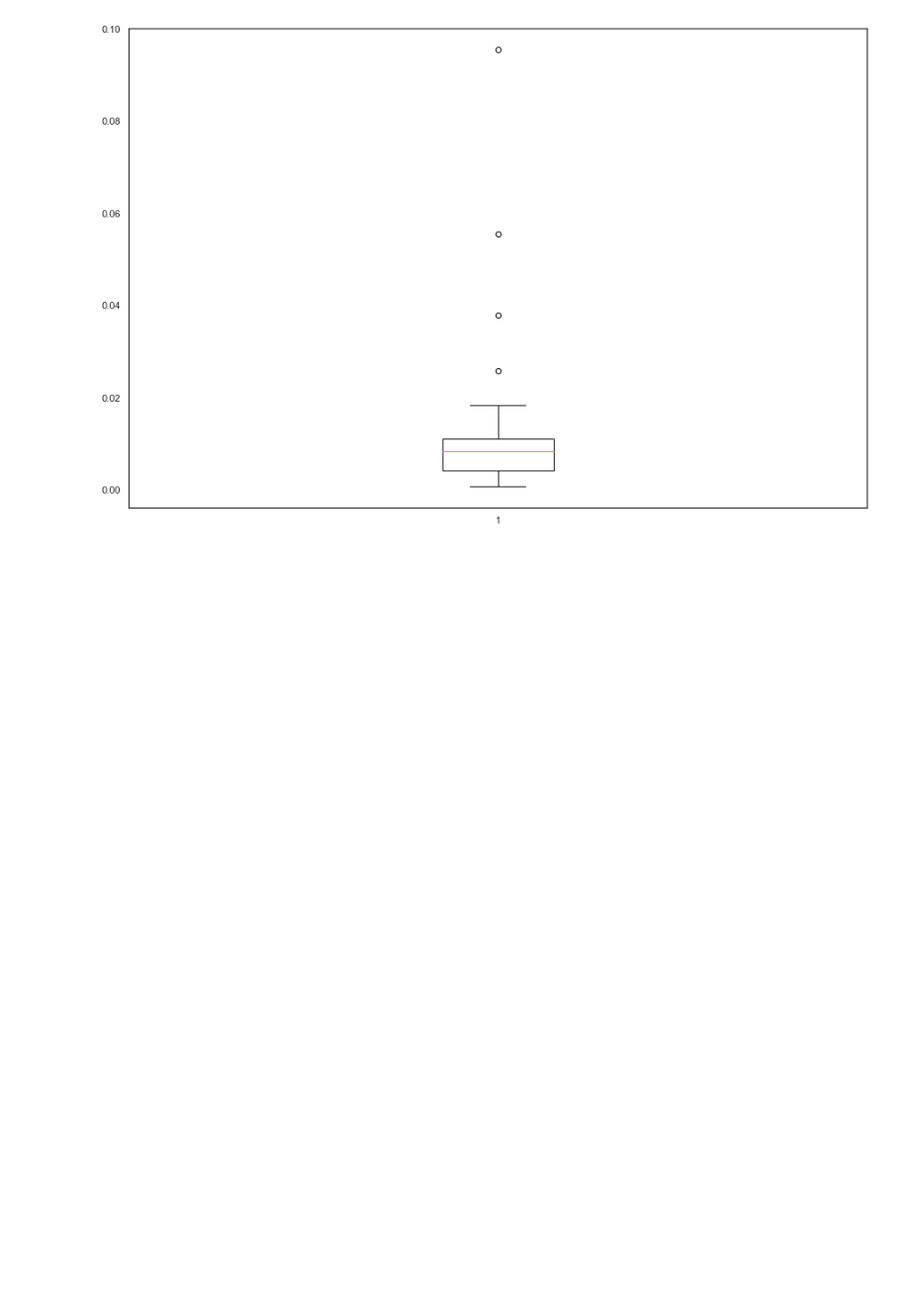
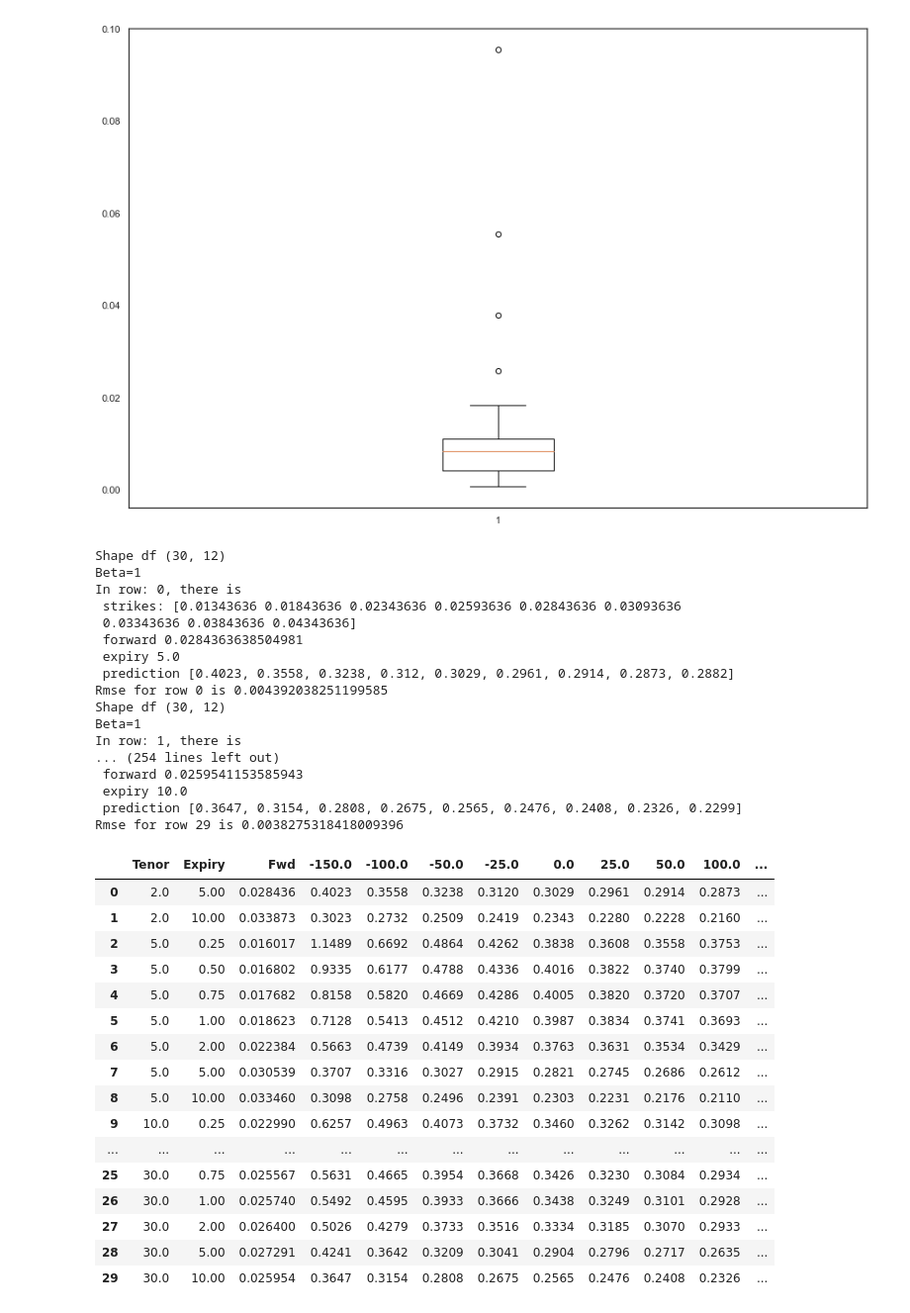
Before and after one commit to LuK2019/OW-, a Jupyter notebook: src/analysis.ipynb, the cells around one changed output. Shown at 99% size. Saved outputs shown, nothing was run; the diff lists cells and outputs as text; code cells hidden in the pictures; blank space fills up the shorter version.

```diff
--- a/src/analysis.ipynb
+++ b/src/analysis.ipynb
@@ -272,3 +281,44 @@ plt.boxplot(rmse)
  'fliers': [<matplotlib.lines.Line2D at 0x...>],
  'means': []}
 [figure]
+# %%
+df_results = df.copy()
+for row in range(df.shape[0]):
+    df_results.iloc[row, 3:] = get_prediction_for_row(SABR.predict, row, optimal_parameters, strike_matrix, vola_matrix, df, beta=this_beta)[0]
+
+df_results
+# %% [output]
+Shape df (30, 12)
+Beta=1
+In row: 0, there is
+ strikes: [0.01343636 0.01843636 0.02343636 0.02593636 0.02843636 0.03093636
+ 0.03343636 0.03843636 0.04343636]
+ forward 0.0284363638504981
+ expiry 5.0
+ prediction [0.4023, 0.3558, 0.3238, 0.312, 0.3029, 0.2961, 0.2914, 0.2873, 0.2882]
+Rmse for row 0 is 0.004392038251199585
+Shape df (30, 12)
+Beta=1
+In row: 1, there is
+... (254 lines left out)
+ forward 0.0259541153585943
+ expiry 10.0
+ prediction [0.3647, 0.3154, 0.2808, 0.2675, 0.2565, 0.2476, 0.2408, 0.2326, 0.2299]
+Rmse for row 29 is 0.0038275318418009396
+|  | Tenor | Expiry | Fwd | -150.0 | -100.0 | -50.0 | -25.0 | 0.0 | 25.0 | 50.0 | 100.0 | ... |
+| 0 | 2.0 | 5.00 | 0.028436 | 0.4023 | 0.3558 | 0.3238 | 0.3120 | 0.3029 | 0.2961 | 0.2914 | 0.2873 | ... |
+| 1 | 2.0 | 10.00 | 0.033873 | 0.3023 | 0.2732 | 0.2509 | 0.2419 | 0.2343 | 0.2280 | 0.2228 | 0.2160 | ... |
+| 2 | 5.0 | 0.25 | 0.016017 | 1.1489 | 0.6692 | 0.4864 | 0.4262 | 0.3838 | 0.3608 | 0.3558 | 0.3753 | ... |
+| 3 | 5.0 | 0.50 | 0.016802 | 0.9335 | 0.6177 | 0.4788 | 0.4336 | 0.4016 | 0.3822 | 0.3740 | 0.3799 | ... |
+| 4 | 5.0 | 0.75 | 0.017682 | 0.8158 | 0.5820 | 0.4669 | 0.4286 | 0.4005 | 0.3820 | 0.3720 | 0.3707 | ... |
+| 5 | 5.0 | 1.00 | 0.018623 | 0.7128 | 0.5413 | 0.4512 | 0.4210 | 0.3987 | 0.3834 | 0.3741 | 0.3693 | ... |
+| 6 | 5.0 | 2.00 | 0.022384 | 0.5663 | 0.4739 | 0.4149 | 0.3934 | 0.3763 | 0.3631 | 0.3534 | 0.3429 | ... |
+| 7 | 5.0 | 5.00 | 0.030539 | 0.3707 | 0.3316 | 0.3027 | 0.2915 | 0.2821 | 0.2745 | 0.2686 | 0.2612 | ... |
+| 8 | 5.0 | 10.00 | 0.033460 | 0.3098 | 0.2758 | 0.2496 | 0.2391 | 0.2303 | 0.2231 | 0.2176 | 0.2110 | ... |
+| 9 | 10.0 | 0.25 | 0.022990 | 0.6257 | 0.4963 | 0.4073 | 0.3732 | 0.3460 | 0.3262 | 0.3142 | 0.3098 | ... |
+| ... | ... | ... | ... | ... | ... | ... | ... | ... | ... | ... | ... | ... |
+| 25 | 30.0 | 0.75 | 0.025567 | 0.5631 | 0.4665 | 0.3954 | 0.3668 | 0.3426 | 0.3230 | 0.3084 | 0.2934 | ... |
+| 26 | 30.0 | 1.00 | 0.025740 | 0.5492 | 0.4595 | 0.3933 | 0.3666 | 0.3438 | 0.3249 | 0.3101 | 0.2928 | ... |
+| 27 | 30.0 | 2.00 | 0.026400 | 0.5026 | 0.4279 | 0.3733 | 0.3516 | 0.3334 | 0.3185 | 0.3070 | 0.2933 | ... |
+| 28 | 30.0 | 5.00 | 0.027291 | 0.4241 | 0.3642 | 0.3209 | 0.3041 | 0.2904 | 0.2796 | 0.2717 | 0.2635 | ... |
+| 29 | 30.0 | 10.00 | 0.025954 | 0.3647 | 0.3154 | 0.2808 | 0.2675 | 0.2565 | 0.2476 | 0.2408 | 0.2326 | ... |
```
Also changed, not shown: parts of 10 cells of this notebook, 1 other file.
